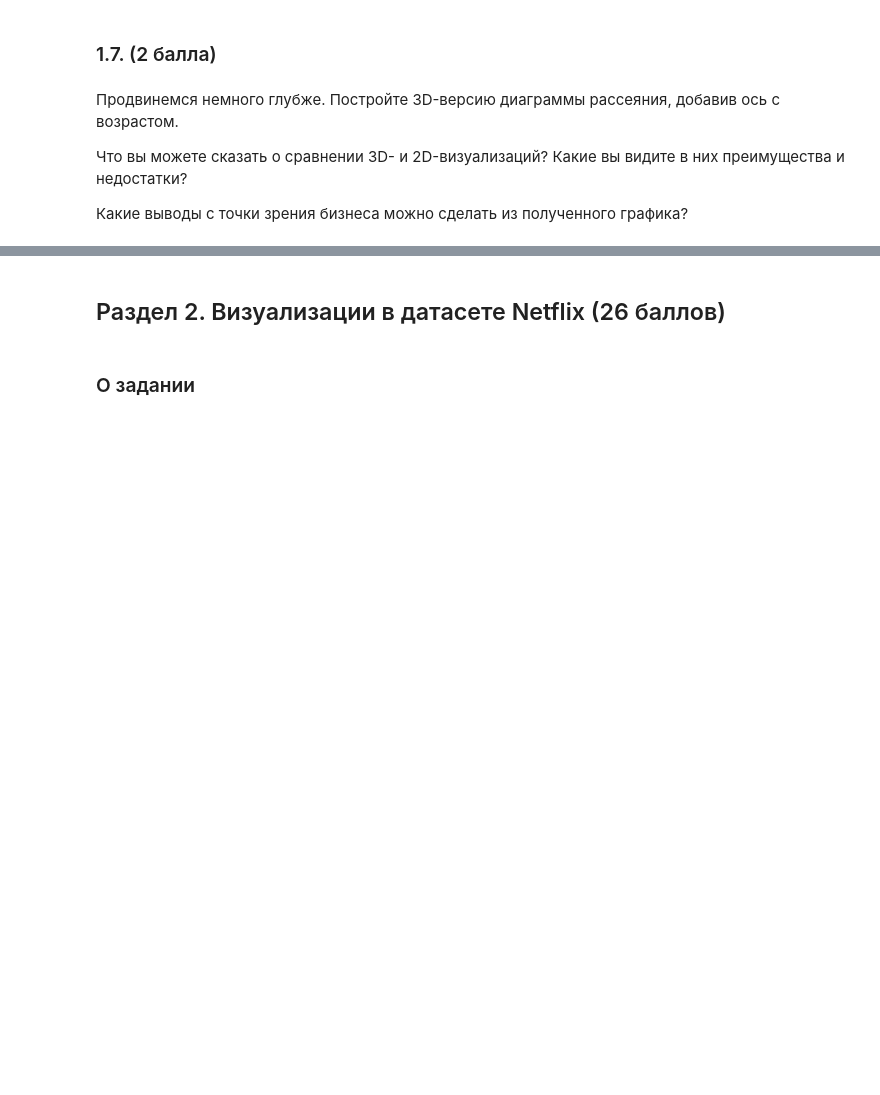
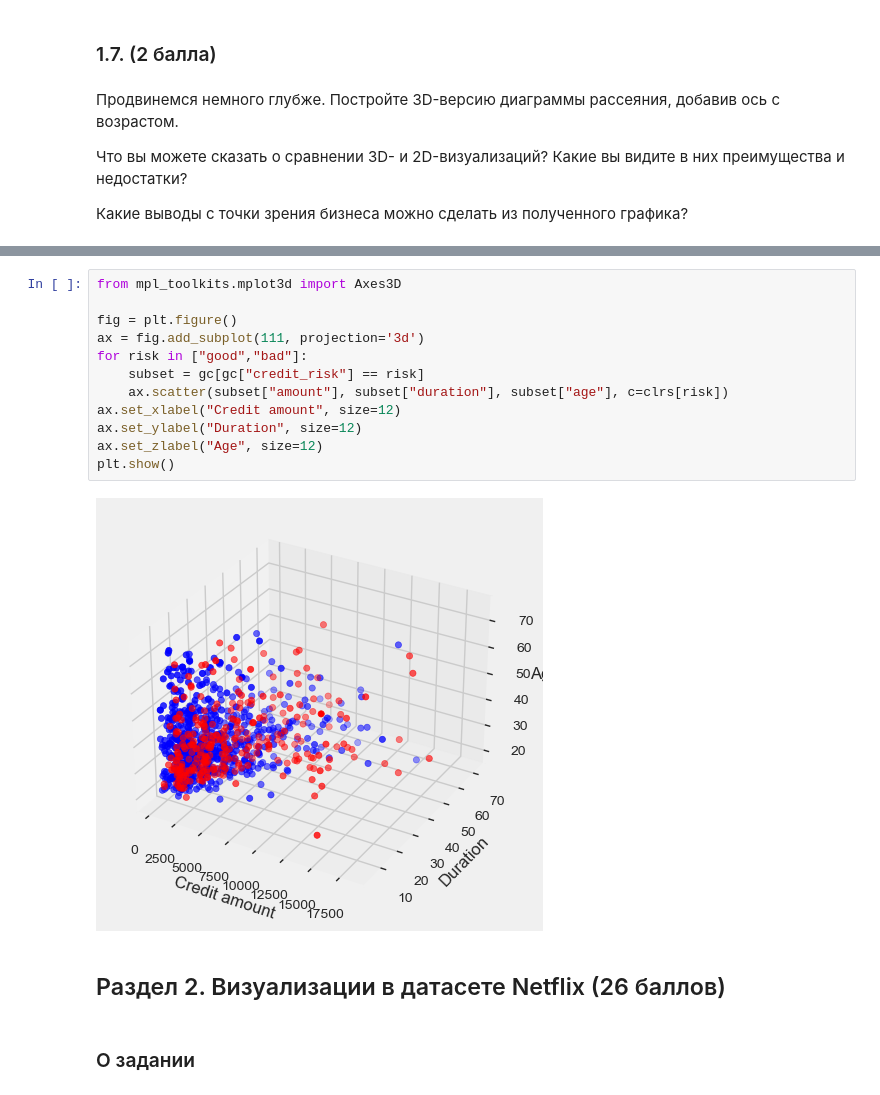
Before and after one commit to kl1mt0p/SMADIMO, a Jupyter notebook: HW_2/Klimov_Dmitry_BBI_226_HW 2 - Visualizations.ipynb, the cells around one changed output, grey strips where cells are left out. Drawn from its saved outputs; the diff is of its cells as text; blank space fills up the shorter version.

```diff
--- a/HW_2/Klimov_Dmitry_BBI_226_HW 2 - Visualizations.ipynb
+++ b/HW_2/Klimov_Dmitry_BBI_226_HW 2 - Visualizations.ipynb
@@ -216,3 +217,17 @@ plt.show()
+# %%
+from mpl_toolkits.mplot3d import Axes3D
+
+fig = plt.figure()
+ax = fig.add_subplot(111, projection='3d')
+for risk in ["good","bad"]:
+    subset = gc[gc["credit_risk"] == risk]
+    ax.scatter(subset["amount"], subset["duration"], subset["age"], c=clrs[risk])
+ax.set_xlabel("Credit amount", size=12)
+ax.set_ylabel("Duration", size=12)
+ax.set_zlabel("Age", size=12)
+plt.show()
+# %% [output]
+[figure, added]
 # %% [markdown]
 ## Раздел 2. Визуализации в датасете Netflix (26 баллов)
 # %% [markdown]
```
Also changed, not shown: parts of 5 cells of this notebook.
